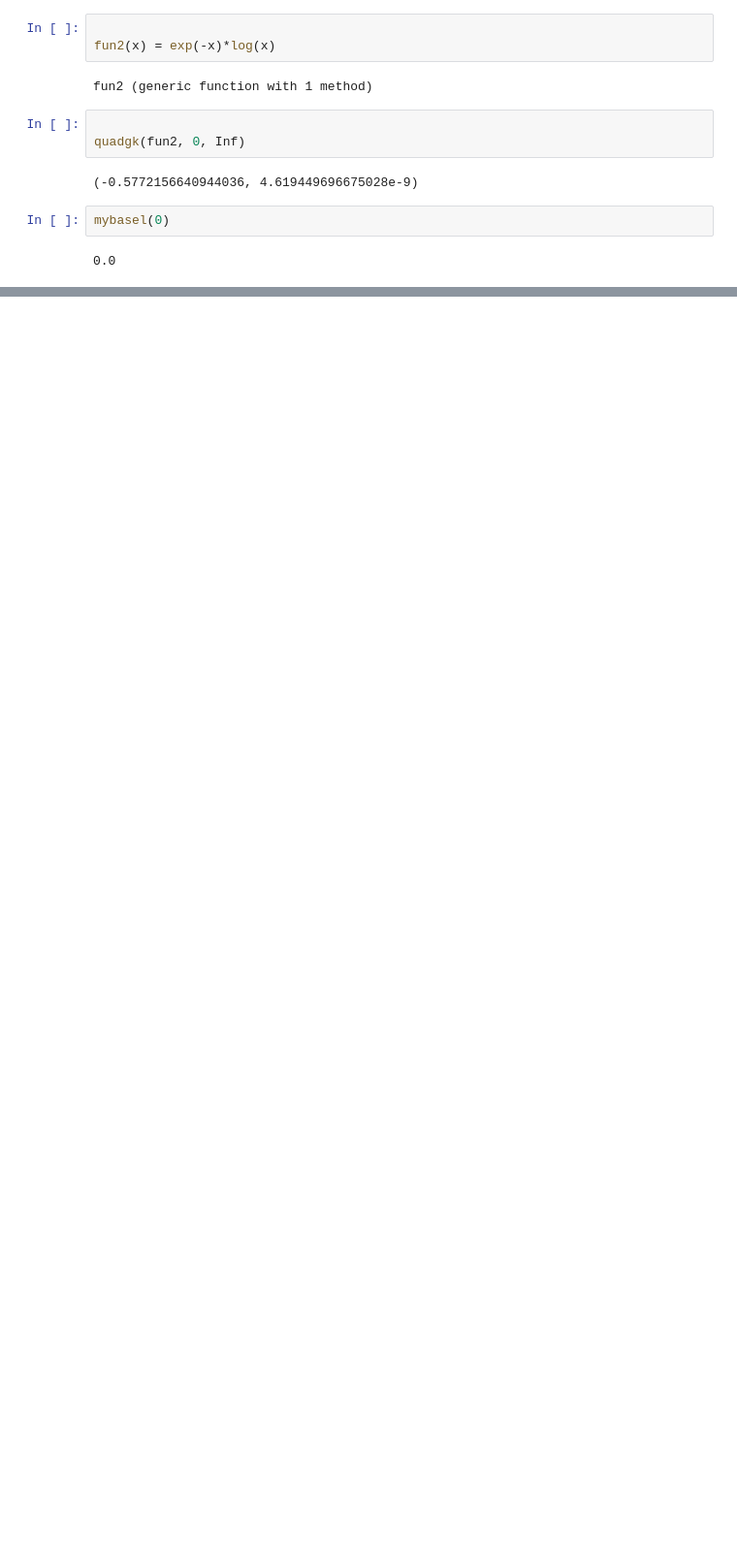
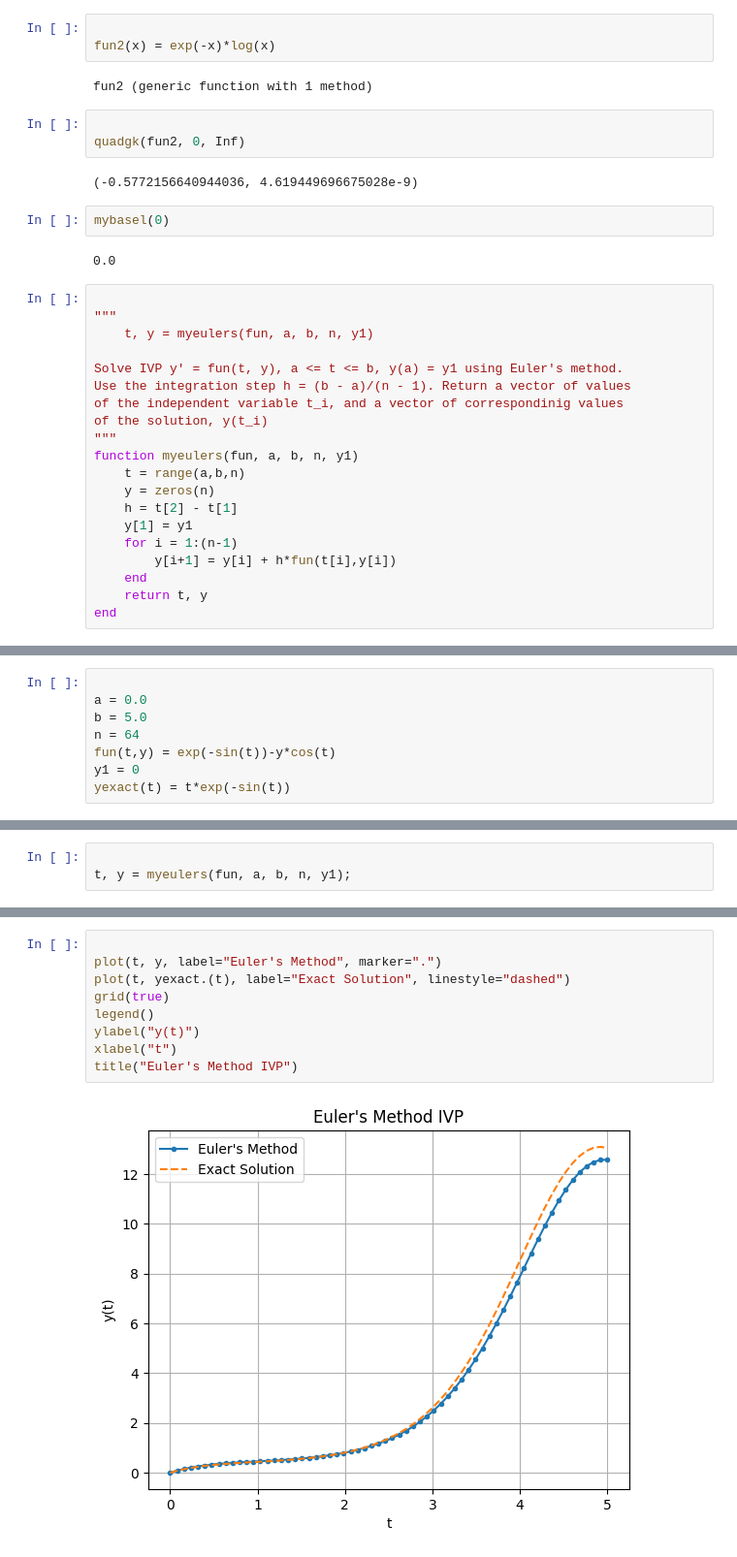
Before and after one commit to PHYS-2200-Computational-Physics-Course/phys2200-lectures-jt20012, a Jupyter notebook: Lecture10/work10.ipynb, the cells around one changed output, grey strips where cells are left out. Shown at 97% size. Saved outputs shown, nothing was run; the diff lists cells and outputs as text; blank space fills up the shorter version.

```diff
--- a/Lecture10/work10.ipynb
+++ b/Lecture10/work10.ipynb
@@ -81,3 +81,23 @@ quadgk(fun2, 0, Inf)
 mybasel(0)
 # %% [output]
 0.0
+# %%
+
+"""
+    t, y = myeulers(fun, a, b, n, y1)
+
+Solve IVP y' = fun(t, y), a <= t <= b, y(a) = y1 using Euler's method.
+Use the integration step h = (b - a)/(n - 1). Return a vector of values
+of the independent variable t_i, and a vector of correspondinig values
+of the solution, y(t_i)
+"""
+function myeulers(fun, a, b, n, y1)
+    t = range(a,b,n)
+    y = zeros(n)
+    h = t[2] - t[1]
+    y[1] = y1
+    for i = 1:(n-1)
+        y[i+1] = y[i] + h*fun(t[i],y[i])
+    end
+    return t, y
+end
@@ -83,0 +106,8 @@ mybasel(0)
+# %%
+
+a = 0.0
+b = 5.0
+n = 64
+fun(t,y) = exp(-sin(t))-y*cos(t)
+y1 = 0
+yexact(t) = t*exp(-sin(t))
@@ -83,0 +116,3 @@ mybasel(0)
+# %%
+
+t, y = myeulers(fun, a, b, n, y1);
@@ -83,0 +122,11 @@ mybasel(0)
+# %%
+
+plot(t, y, label="Euler's Method", marker=".")
+plot(t, yexact.(t), label="Exact Solution", linestyle="dashed")
+grid(true)
+legend()
+ylabel("y(t)")
+xlabel("t")
+title("Euler's Method IVP")
+# %% [output]
+[figure, added]
```
Also changed, not shown: parts of 6 cells of this notebook.
